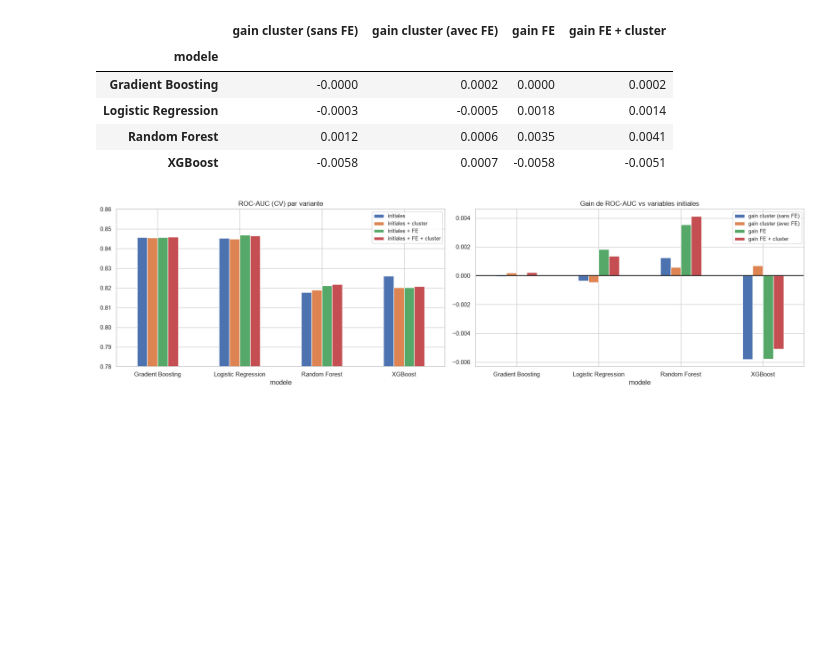
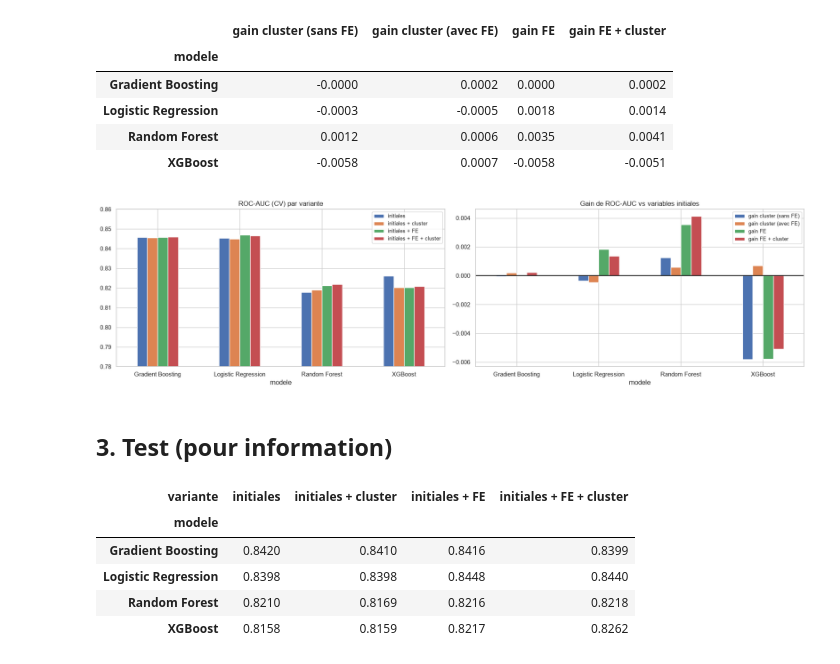
Before and after one commit to doughmi-ilyas/customer-churn-prediction, a Jupyter notebook: notebooks/04_lien.ipynb, the cells around one changed output. Drawn from its saved outputs; the diff is of its cells as text; code cells hidden in the pictures; blank space fills up the shorter version.

Commit message:
cluster-link: add section "Test (pour information)"

```diff
--- a/notebooks/04_lien.ipynb
+++ b/notebooks/04_lien.ipynb
@@ -276,3 +276,14 @@ fig.savefig(f"{FIG_DIR}/30_cluster_fe_comparison.png", dpi=110, bbox_inches="tig
 plt.show()
 # %% [output]
 [figure]
+# %% [markdown]
+## 3. Test (pour information)
+# %%
+res.pivot(index="modele", columns="variante", values="test_roc_auc")[list(variants)].round(4)
+# %% [output]
+| variante | initiales | initiales + cluster | initiales + FE | initiales + FE + cluster |
+| modele |  |  |  |  |
+| Gradient Boosting | 0.8420 | 0.8410 | 0.8416 | 0.8399 |
+| Logistic Regression | 0.8398 | 0.8398 | 0.8448 | 0.8440 |
+| Random Forest | 0.8210 | 0.8169 | 0.8216 | 0.8218 |
+| XGBoost | 0.8158 | 0.8159 | 0.8217 | 0.8262 |
```
